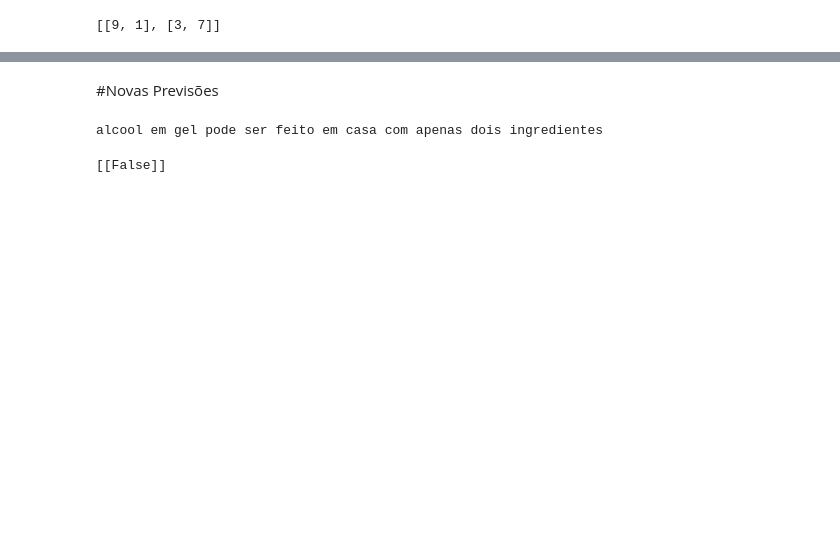
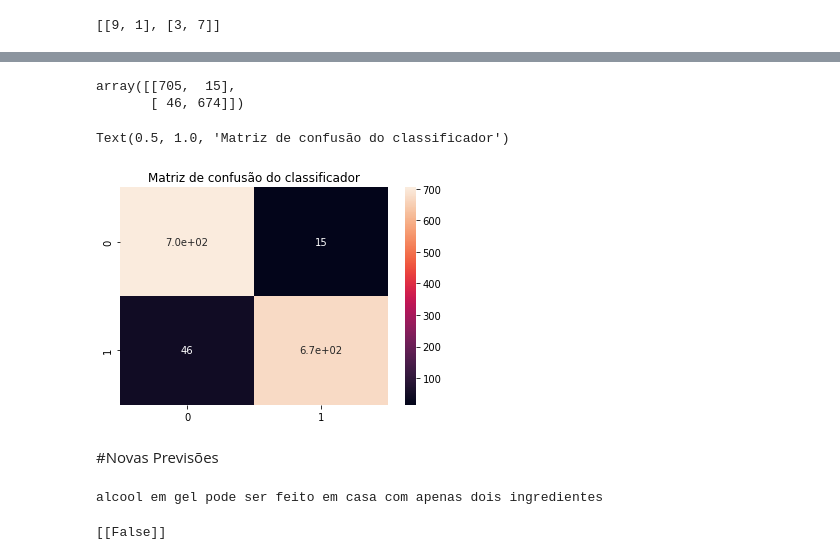
Before and after one commit to pabloalima81/tcc2, a Jupyter notebook: basico_cv.ipynb, the cells around one changed output, grey strips where cells are left out. Saved outputs shown, nothing was run; the diff lists cells and outputs as text; code cells hidden in the pictures; blank space fills up the shorter version.

```diff
--- a/basico_cv.ipynb
+++ b/basico_cv.ipynb
@@ -265,0 +241,2 @@ Text(0.5, 1.0, 'Matriz de confusão do classificador')
+# %%
+classes_test_pred = Dcnn.predict(noticias_test)
@@ -265,0 +257,4 @@ Text(0.5, 1.0, 'Matriz de confusão do classificador')
+# %%
+# Define um limiar para a classificação: true, false (50%)
+classes_test_pred = (classes_test_pred > 0.5)
+print(classes_test_pred)
@@ -266,3 +269,15 @@ Text(0.5, 1.0, 'Matriz de confusão do classificador')
+# %%
+cm = confusion_matrix(classes_test, classes_test_pred)
+cm
+# %% [output]
+array([[705,  15],
+       [ 46, 674]])
+# %%
+sns.heatmap(cm, annot=True)
+plt.title('Matriz de confusão do classificador')
+# %% [output]
+Text(0.5, 1.0, 'Matriz de confusão do classificador')
+[figure, added]
 # %% [markdown]
 #Novas Previsões
 # %%
```
Also changed, not shown: parts of 10 cells of this notebook.
